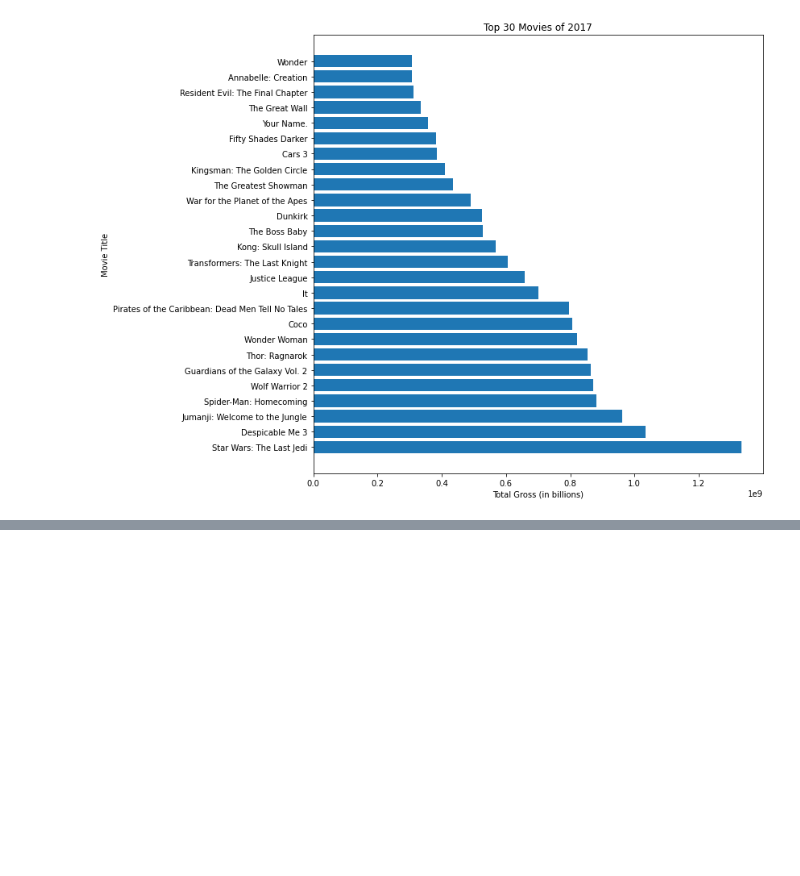
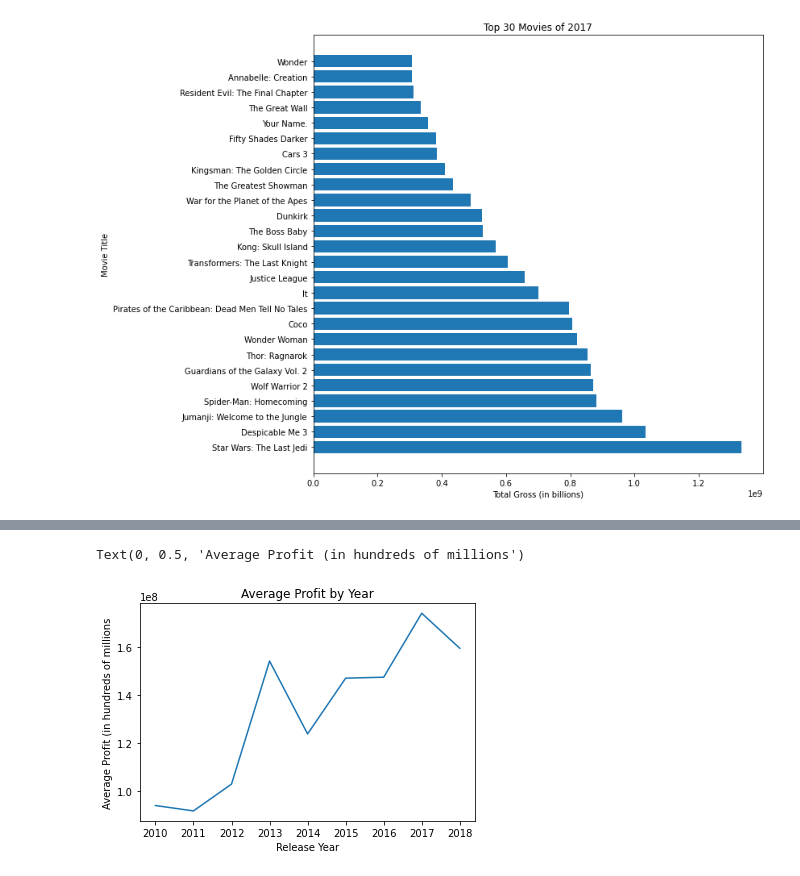
Before and after one commit to justinweible/movie_analysis_for_microsoft, a Jupyter notebook: Movie Titles.ipynb, the cells around one changed output, grey strips where cells are left out. Saved outputs shown, nothing was run; the diff lists cells and outputs as text; code cells hidden in the pictures; blank space fills up the shorter version.

```diff
--- a/Movie Titles.ipynb
+++ b/Movie Titles.ipynb
@@ -299,0 +321,3 @@ top30_2017.head()
+# %%
+data=movie_titles.groupby('year')['total_gross'].mean()
+data
@@ -299,0 +336,8 @@ top30_2017.head()
+# %%
+data.plot()
+plt.title('Average Profit by Year')
+plt.xlabel('Release Year')
+plt.ylabel('Average Profit (in hundreds of millions')
+# %% [output]
+Text(0, 0.5, 'Average Profit (in hundreds of millions')
+[figure, added]
```
Also changed, not shown: parts of 6 cells of this notebook, 6 other files.
